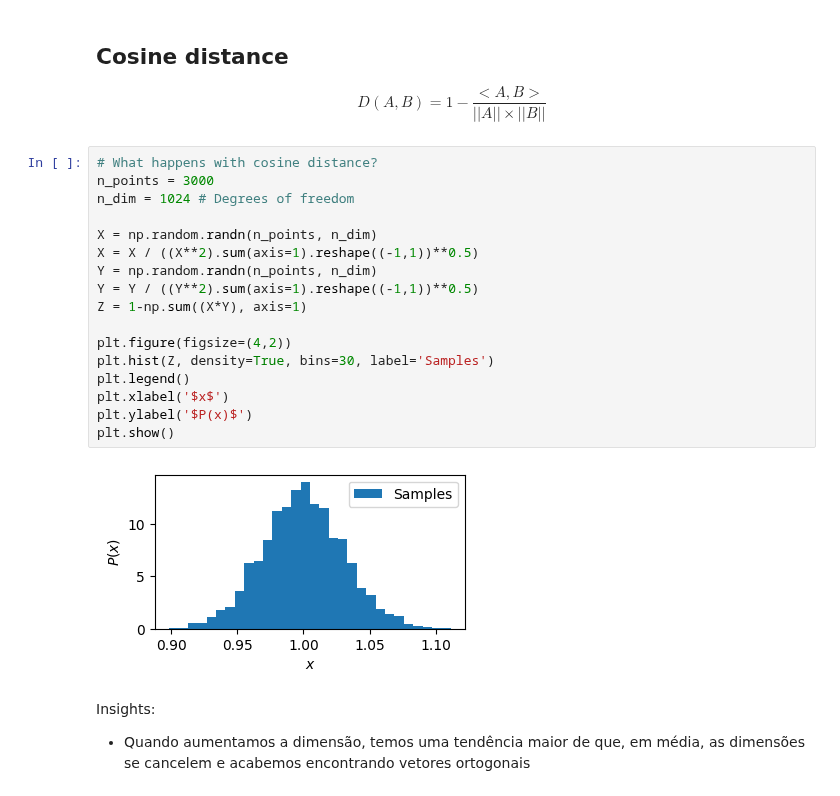
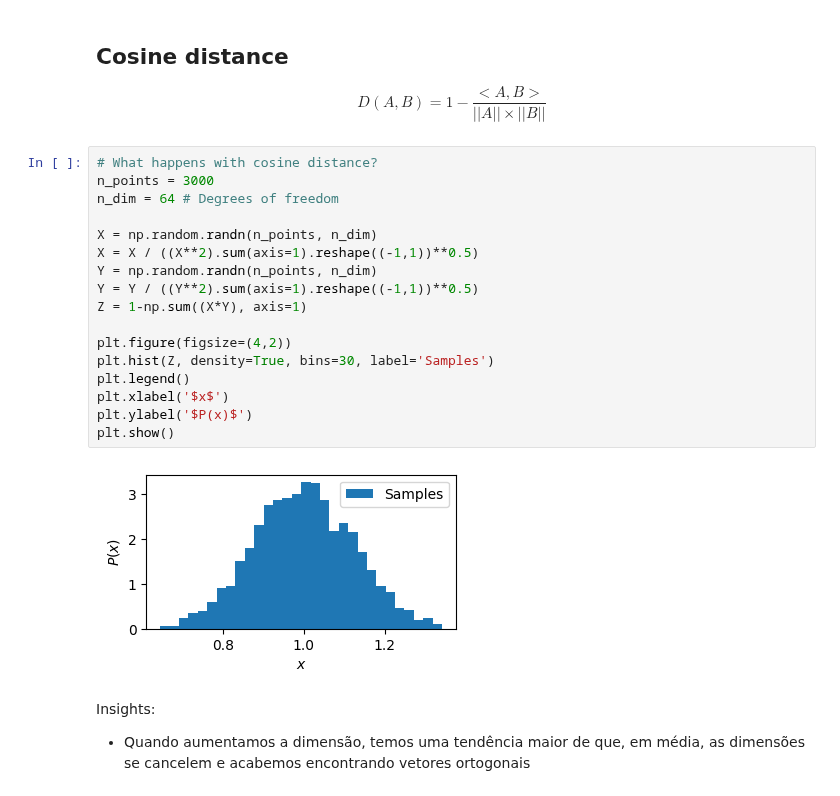
Before and after one commit to tiagoft/graph_structure, a Jupyter notebook: experiments/neurips2024/notebooks/experiments_chisquare.ipynb, the cells around one changed output. Cells and saved outputs as stored; diff of their text form.

```diff
--- a/experiments/neurips2024/notebooks/experiments_chisquare.ipynb
+++ b/experiments/neurips2024/notebooks/experiments_chisquare.ipynb
@@ -97,22 +97,22 @@ $$
 # %%
 # What happens with cosine distance?
 n_points = 3000
-n_dim = 1024 # Degrees of freedom
+n_dim = 64 # Degrees of freedom
 
 X = np.random.randn(n_points, n_dim)
 X = X / ((X**2).sum(axis=1).reshape((-1,1))**0.5)
 Y = np.random.randn(n_points, n_dim)
 Y = Y / ((Y**2).sum(axis=1).reshape((-1,1))**0.5)
 Z = 1-np.sum((X*Y), axis=1)
 
 plt.figure(figsize=(4,2))
 plt.hist(Z, density=True, bins=30, label='Samples')
 plt.legend()
 plt.xlabel('$x$')
 plt.ylabel('$P(x)$')
 plt.show()
 # %% [output]
-[figure, old version]
+[figure, new version]
 # %% [markdown]
 Insights:
 
```
Also changed, not shown: parts of 5 cells of this notebook, 5 other files.
